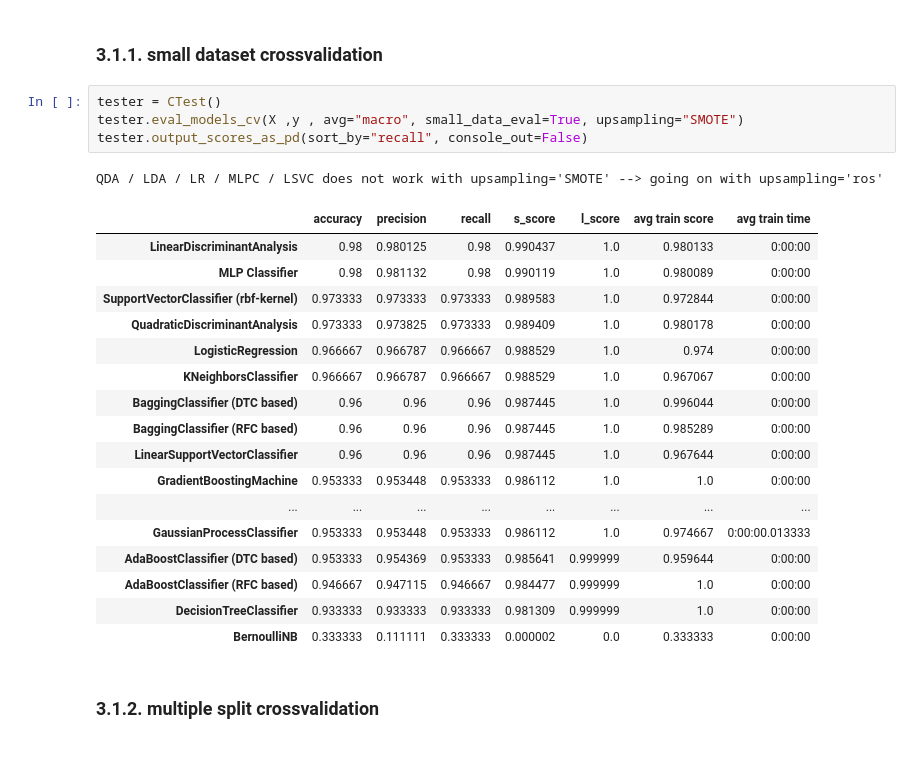
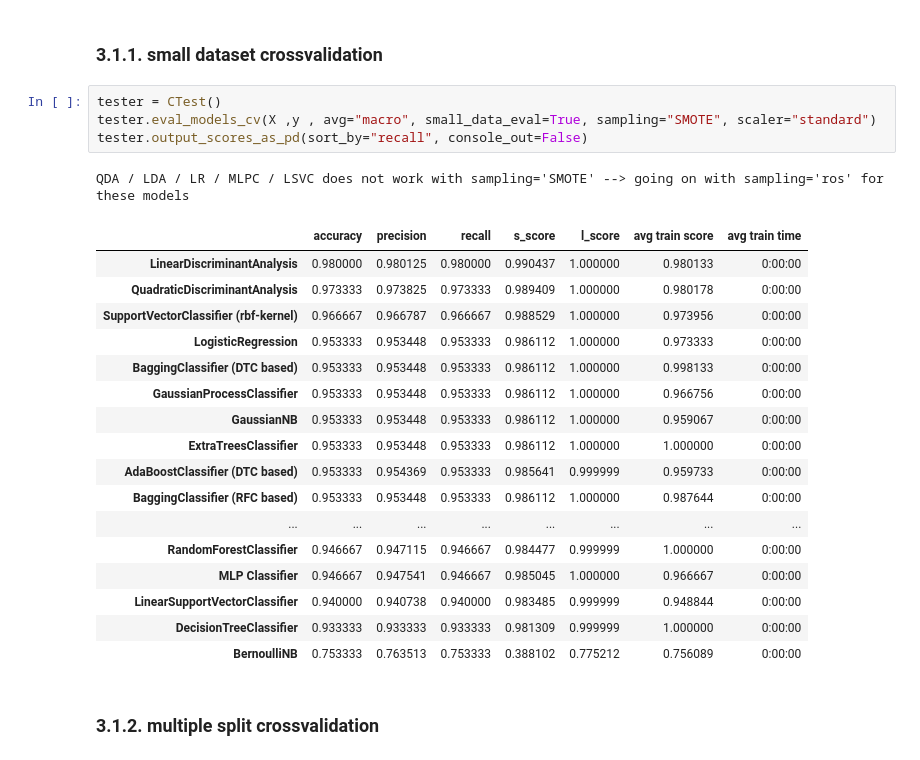
Before and after one commit to Priapos1004/SAM_ML, a Jupyter notebook: examples/iris_auto_classifier_finder.ipynb, the cells around one changed output. Saved outputs shown, nothing was run; the diff lists cells and outputs as text.

```diff
--- a/examples/iris_auto_classifier_finder.ipynb
+++ b/examples/iris_auto_classifier_finder.ipynb
@@ -23,27 +23,27 @@ x_train, x_test, y_train, y_test = train_test_split(X,y, train_size=0.80, random
 ### 3.1.1. small dataset crossvalidation
 # %%
 tester = CTest()
-tester.eval_models_cv(X ,y , avg="macro", small_data_eval=True, upsampling="SMOTE")
+tester.eval_models_cv(X ,y , avg="macro", small_data_eval=True, sampling="SMOTE", scaler="standard")
 tester.output_scores_as_pd(sort_by="recall", console_out=False)
 # %% [output]
-QDA / LDA / LR / MLPC / LSVC does not work with upsampling='SMOTE' --> going on with upsampling='ros'
+QDA / LDA / LR / MLPC / LSVC does not work with sampling='SMOTE' --> going on with sampling='ros' for these models
 |  | accuracy | precision | recall | s_score | l_score | avg train score | avg train time |
-| LinearDiscriminantAnalysis | 0.98 | 0.980125 | 0.98 | 0.990437 | 1.0 | 0.980133 | 0:00:00 |
-| MLP Classifier | 0.98 | 0.981132 | 0.98 | 0.990119 | 1.0 | 0.980089 | 0:00:00 |
-| SupportVectorClassifier (rbf-kernel) | 0.973333 | 0.973333 | 0.973333 | 0.989583 | 1.0 | 0.972844 | 0:00:00 |
-| QuadraticDiscriminantAnalysis | 0.973333 | 0.973825 | 0.973333 | 0.989409 | 1.0 | 0.980178 | 0:00:00 |
-| LogisticRegression | 0.966667 | 0.966787 | 0.966667 | 0.988529 | 1.0 | 0.974 | 0:00:00 |
-| KNeighborsClassifier | 0.966667 | 0.966787 | 0.966667 | 0.988529 | 1.0 | 0.967067 | 0:00:00 |
-| BaggingClassifier (DTC based) | 0.96 | 0.96 | 0.96 | 0.987445 | 1.0 | 0.996044 | 0:00:00 |
-| BaggingClassifier (RFC based) | 0.96 | 0.96 | 0.96 | 0.987445 | 1.0 | 0.985289 | 0:00:00 |
-| LinearSupportVectorClassifier | 0.96 | 0.96 | 0.96 | 0.987445 | 1.0 | 0.967644 | 0:00:00 |
-| GradientBoostingMachine | 0.953333 | 0.953448 | 0.953333 | 0.986112 | 1.0 | 1.0 | 0:00:00 |
+| LinearDiscriminantAnalysis | 0.980000 | 0.980125 | 0.980000 | 0.990437 | 1.000000 | 0.980133 | 0:00:00 |
+| QuadraticDiscriminantAnalysis | 0.973333 | 0.973825 | 0.973333 | 0.989409 | 1.000000 | 0.980178 | 0:00:00 |
+| SupportVectorClassifier (rbf-kernel) | 0.966667 | 0.966787 | 0.966667 | 0.988529 | 1.000000 | 0.973956 | 0:00:00 |
+| LogisticRegression | 0.953333 | 0.953448 | 0.953333 | 0.986112 | 1.000000 | 0.973333 | 0:00:00 |
+| BaggingClassifier (DTC based) | 0.953333 | 0.953448 | 0.953333 | 0.986112 | 1.000000 | 0.998133 | 0:00:00 |
+| GaussianProcessClassifier | 0.953333 | 0.953448 | 0.953333 | 0.986112 | 1.000000 | 0.966756 | 0:00:00 |
+| GaussianNB | 0.953333 | 0.953448 | 0.953333 | 0.986112 | 1.000000 | 0.959067 | 0:00:00 |
+| ExtraTreesClassifier | 0.953333 | 0.953448 | 0.953333 | 0.986112 | 1.000000 | 1.000000 | 0:00:00 |
+| AdaBoostClassifier (DTC based) | 0.953333 | 0.954369 | 0.953333 | 0.985641 | 0.999999 | 0.959733 | 0:00:00 |
+| BaggingClassifier (RFC based) | 0.953333 | 0.953448 | 0.953333 | 0.986112 | 1.000000 | 0.987644 | 0:00:00 |
 | ... | ... | ... | ... | ... | ... | ... | ... |
-| GaussianProcessClassifier | 0.953333 | 0.953448 | 0.953333 | 0.986112 | 1.0 | 0.974667 | 0:00:00.013333 |
-| AdaBoostClassifier (DTC based) | 0.953333 | 0.954369 | 0.953333 | 0.985641 | 0.999999 | 0.959644 | 0:00:00 |
-| AdaBoostClassifier (RFC based) | 0.946667 | 0.947115 | 0.946667 | 0.984477 | 0.999999 | 1.0 | 0:00:00 |
-| DecisionTreeClassifier | 0.933333 | 0.933333 | 0.933333 | 0.981309 | 0.999999 | 1.0 | 0:00:00 |
-| BernoulliNB | 0.333333 | 0.111111 | 0.333333 | 0.000002 | 0.0 | 0.333333 | 0:00:00 |
+| RandomForestClassifier | 0.946667 | 0.947115 | 0.946667 | 0.984477 | 0.999999 | 1.000000 | 0:00:00 |
+| MLP Classifier | 0.946667 | 0.947541 | 0.946667 | 0.985045 | 1.000000 | 0.966667 | 0:00:00 |
+| LinearSupportVectorClassifier | 0.940000 | 0.940738 | 0.940000 | 0.983485 | 0.999999 | 0.948844 | 0:00:00 |
+| DecisionTreeClassifier | 0.933333 | 0.933333 | 0.933333 | 0.981309 | 0.999999 | 1.000000 | 0:00:00 |
+| BernoulliNB | 0.753333 | 0.763513 | 0.753333 | 0.388102 | 0.775212 | 0.756089 | 0:00:00 |
 # %% [markdown]
 ### 3.1.2. multiple split crossvalidation
 # %%
```
Also changed, not shown: parts of 4 cells of this notebook, 3 other files.
